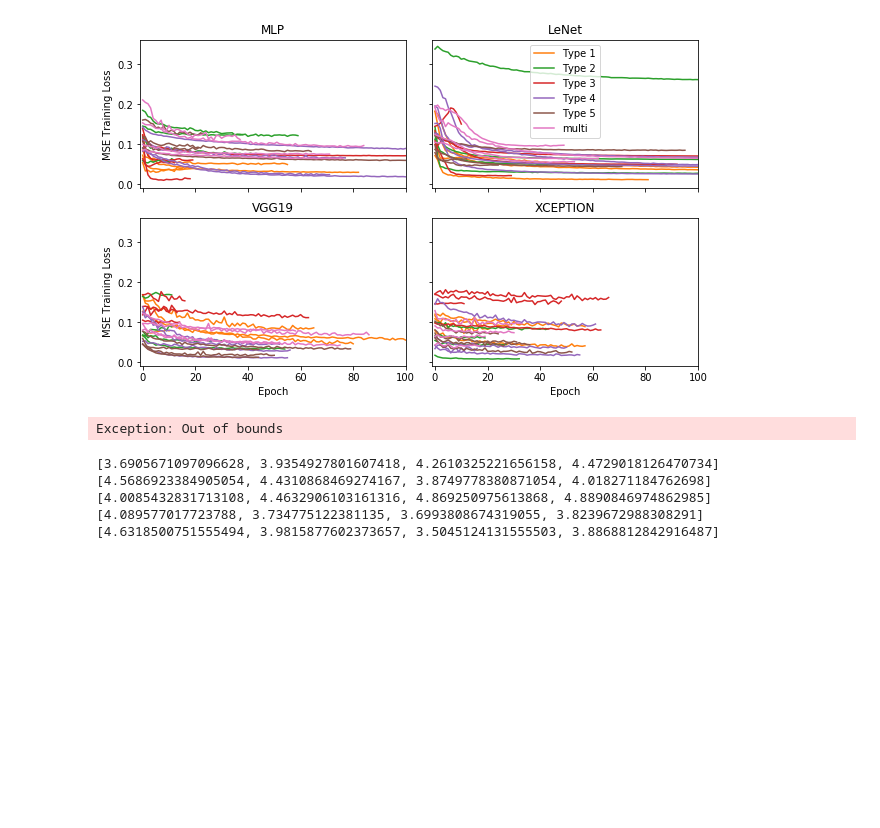
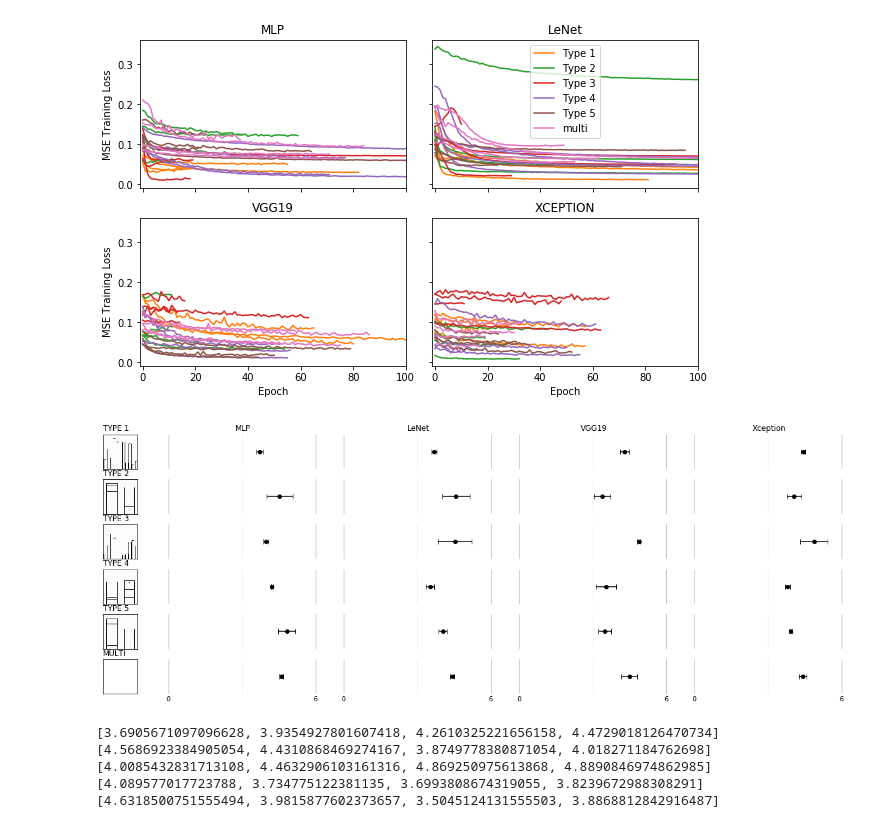
Before and after one commit to Rhoana/perception, a Jupyter notebook: IPY/Figure4_Analysis.ipynb, the cells around one changed output. Saved outputs shown, nothing was run; the diff lists cells and outputs as text; code cells hidden in the pictures; blank space fills up the shorter version.

```diff
--- a/IPY/Figure4_Analysis.ipynb
+++ b/IPY/Figure4_Analysis.ipynb
@@ -274,7 +274,7 @@ for type_ in range(1,6):
     images.append(image)
 
 # add multi image
-images.append(None)
+images.append(np.ones((50,50)))
 
 fig = plt.figure(figsize=(21,7.5), facecolor='white')
 gs = gridspec.GridSpec(6, 5, width_ratios=[.3,1,1,1,1], hspace=.3)
@@ -340,34 +340,34 @@ for row in range(rows):
 
         ax = plt.gca()
         ax.spines['top'].set_visible(False)
         ax.spines['right'].set_visible(False)
         ax.spines['bottom'].set_visible(False)
         ax.spines['left'].set_visible(False)
 #         if row != 0:
         ax.get_yaxis().set_ticks([])
 #         else:
 #     #             print labels
 #             ax.get_yaxis().set_ticks(range(len(labels))) # we set the labels here
 #             ax.get_yaxis().set_ticklabels(labels)
 
         ax.get_xaxis().set_ticks(np.arange(0,7,6)) # mark the tange
         ax.get_xaxis().set_ticks(np.arange(3,3.1), minor=True) # mark the center
         ax.tick_params(axis=u'both', which=u'both',length=0)
 
         # remove tick marks
         if row != 5:
             from matplotlib.ticker import NullFormatter
             ax.xaxis.set_major_formatter(NullFormatter())
             ax.xaxis.set_ticks_position('none')
 
         # grid lines for X
         plt.grid(True, color='gray', which='major', axis='x', alpha=1)
         plt.grid(True, color='gray', which='minor', axis='x', alpha=0.2)
 
         errorbars = plt.errorbar(means, y_pos, xerr=confidence, fmt='o', color='black', capsize=4)
 plt.savefig('../PAPER/gfx/figure4_mlae_with_multi.pdf', bbox_inches='tight', pad_inches=0)
 # %% [output]
-Exception: Out of bounds
+[figure, added]
 # %%
 print [np.mean(all_data[v][0]) for v in range(4)]
 print [np.mean(all_data[v][1]) for v in range(4)]
```
Also changed, not shown: 8 other files.
